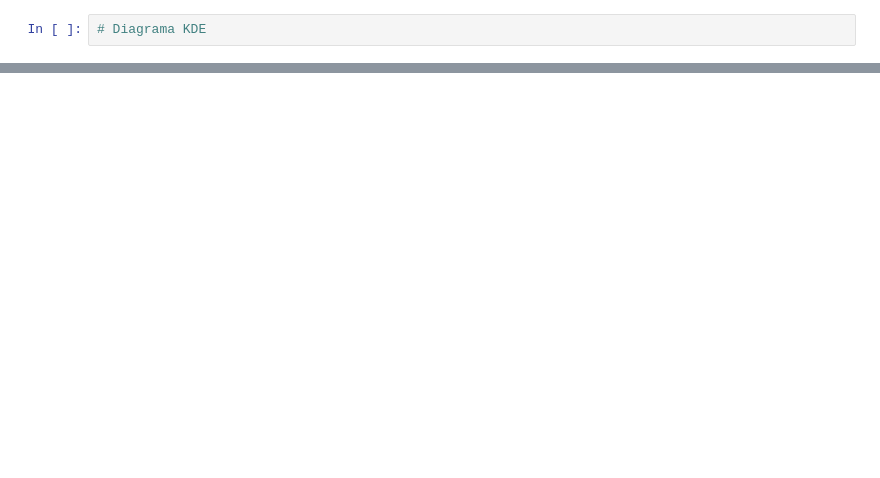
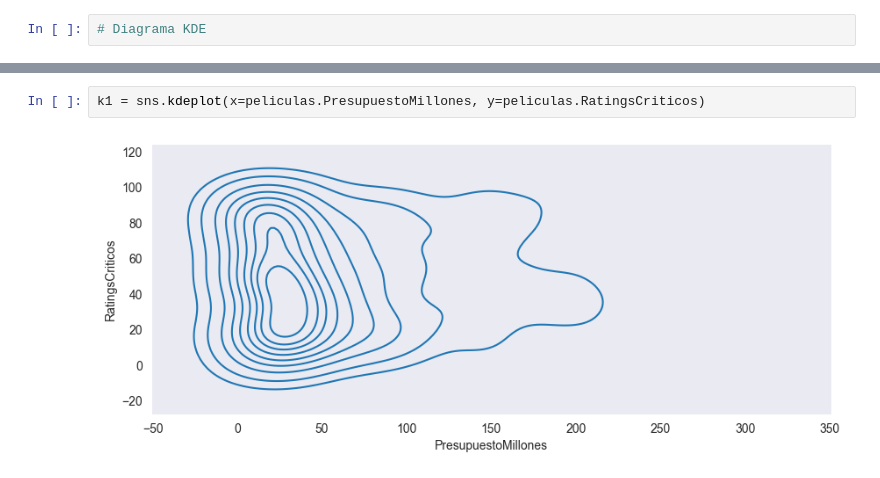
Before and after one commit to Marru73/Ejercicios-Python, a Jupyter notebook: CERTIFICADO IBM/Data_Science.ipynb, the cells around one changed output, grey strips where cells are left out. Drawn from its saved outputs; the diff is of its cells as text; blank space fills up the shorter version.

```diff
--- a/CERTIFICADO IBM/Data_Science.ipynb
+++ b/CERTIFICADO IBM/Data_Science.ipynb
@@ -899,0 +913,4 @@ k1 = sns.kdeplot(x=peliculas.RatingsCriticos, y=peliculas.RatingsAudiencia, \
+# %%
+k1 = sns.kdeplot(x=peliculas.PresupuestoMillones, y=peliculas.RatingsCriticos)
+# %% [output]
+[figure, added]
```
Also changed, not shown: parts of 22 cells of this notebook.
